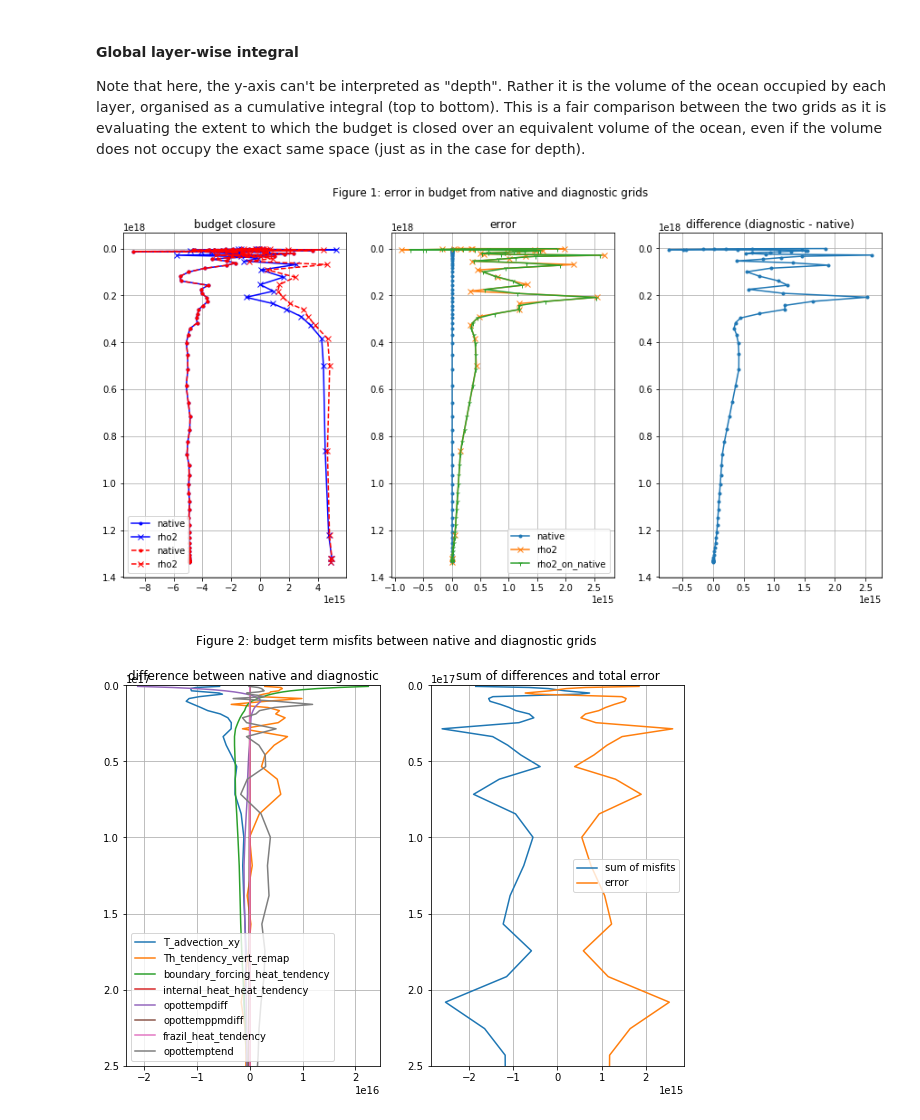
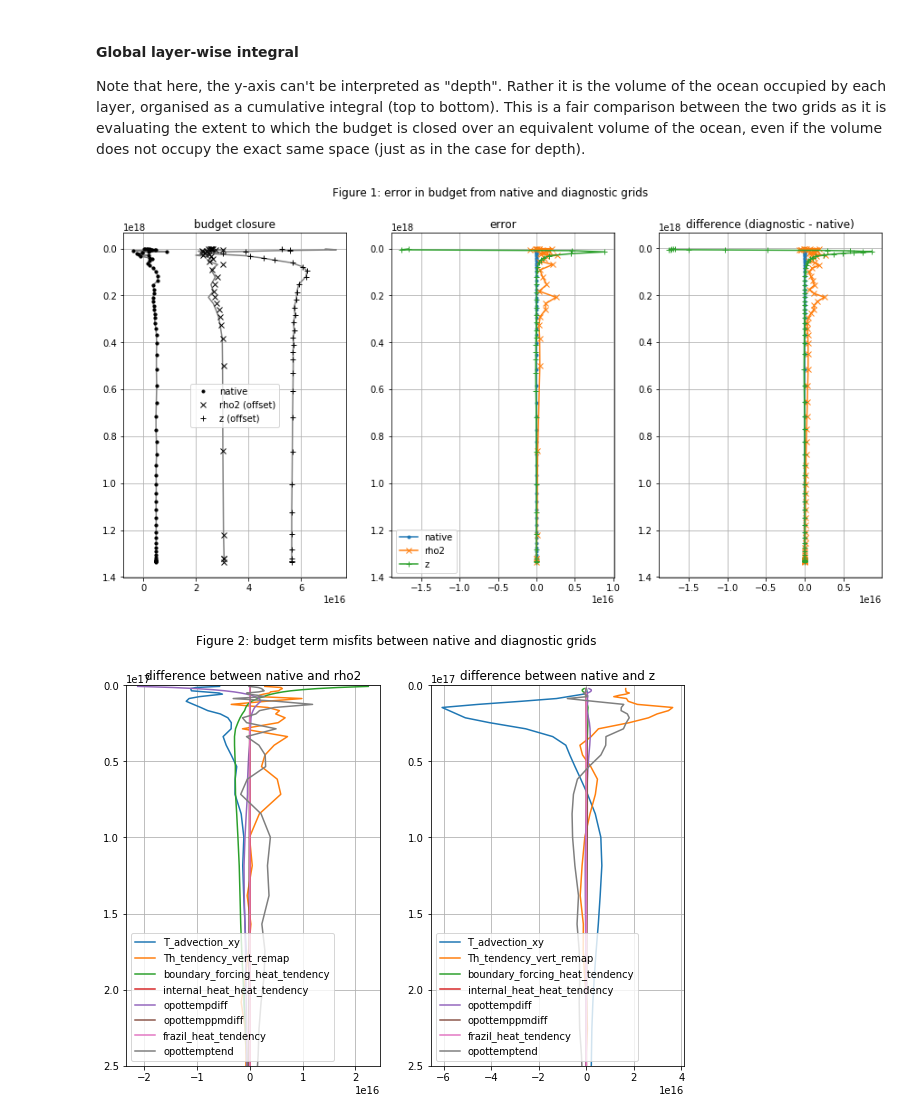
Before and after one commit to gmacgilchrist/wmt_bgc, a Jupyter notebook: calc_budget_tracer_regridded.ipynb, the cells around one changed output. Saved outputs shown, nothing was run; the diff lists cells and outputs as text; code cells hidden in the pictures.

```diff
--- a/calc_budget_tracer_regridded.ipynb
+++ b/calc_budget_tracer_regridded.ipynb
@@ -24,10 +26,16 @@ tendsum_native.name = 'tendsum'
 error_native.name = 'error'
 ds_native = xr.merge([ds_native,tendsum_native,error_native])
 # Diagnostic
+# rho2
 tendsum_rho2,error_rho2 = bc.calc_budget(ds_rho2,terms,tend,vertc='rho2_l',plot=False)
 tendsum_rho2.name = 'tendsum'
 error_rho2.name = 'error'
 ds_rho2 = xr.merge([ds_rho2,tendsum_rho2,error_rho2])
+# z
+tendsum_z,error_z = bc.calc_budget(ds_z,terms,tend,vertc='z_l',plot=False)
+tendsum_z.name = 'tendsum'
+error_z.name = 'error'
+ds_z = xr.merge([ds_z,tendsum_z,error_z])
 # %% [markdown]
 ### Compare budget closure in native and diagnostic grids
 #### What is being plotted?
@@ -47,9 +57,11 @@ integrated = False
 if integrated:
     prof_native = (ds_native*grid.areacello).sum(dim=['xh','yh']).squeeze()
     prof_rho2 = (ds_rho2*grid.areacello).sum(dim=['xh','yh']).squeeze()
+    prof_z = (ds_z*grid.areacello).sum(dim=['xh','yh']).squeeze()
 else:
     prof_native = ds_native.sel(xh=-200,yh=20,method='nearest').squeeze()
     prof_rho2 = ds_rho2.sel(xh=-200,yh=20,method='nearest').squeeze()
+    prof_z = ds_z.sel(xh=-200,yh=20,method='nearest').squeeze()
 # %%
 # Calculate cumulative sums in vertical dimension for all dataset
 prof_intz_native = prof_native.cumsum(dim='zl')
@@ -127,75 +151,88 @@ integrated = True
 if integrated:
     prof_native = (ds_native*grid.areacello).sum(dim=['xh','yh']).squeeze()
     prof_rho2 = (ds_rho2*grid.areacello).sum(dim=['xh','yh']).squeeze()
+    prof_z = (ds_z*grid.areacello).sum(dim=['xh','yh']).squeeze()
 else:
     prof_native = ds_native.sel(xh=-200,yh=20,method='nearest').squeeze()
     prof_rho2 = ds_rho2.sel(xh=-200,yh=20,method='nearest').squeeze()
+    prof_z = ds_z.sel(xh=-200,yh=20,method='nearest').squeeze()
 # %%
 # Calculate cumulative sums in vertical dimension for all dataset
 prof_intz_native = prof_native.cumsum(dim='zl')
 # Keep only non-zero thickness layers in diagnostic grid
 prof_intz_rho2 = prof_rho2.cumsum(dim='rho2_l').where(prof_rho2.thkcello!=0,drop=True)
+prof_intz_z = prof_z.cumsum(dim='z_l').where(~np.isnan(prof_z.thkcello),drop=True)
 # Create a dataset with diagnostic grid interpolated onto native grid
 # Make cumulative thickness the vertical coordinate, then interpolate onto cumulative thickness of native grid
 prof_intz_rho2_on_native = prof_intz_rho2.assign_coords(rho2_l=prof_intz_rho2.thkcello).interp(rho2_l=prof_intz_native.thkcello,method='linear')
+prof_intz_z_on_native = prof_intz_z.assign_coords(z_l=prof_intz_z.thkcello).interp(z_l=prof_intz_native.thkcello,method='linear')
 # %%
 fig, ax = plt.subplots(figsize=(15,7),ncols=3)
 fig.suptitle('Figure 1: error in budget from native and diagnostic grids')
 # Plot the variable from the native grid, from the diagnostic grid,
 # and from the diagnostic grid interpolated onto the native grid
 var='tendsum'
-ax[0].plot(-prof_intz_native[var],prof_intz_native.thkcello,color='b',marker='.',label='native')
-ax[0].plot(prof_intz_rho2[var],prof_intz_rho2.thkcello,color='b',marker='x',label='rho2')
+max_native = np.max(np.fabs(prof_intz_native[var]))
+max_rho2 = np.max(np.fabs(prof_intz_rho2[var]))
+max_z = np.max(np.fabs(prof_intz_z[var]))
+offset = np.max([max_native, max_rho2, max_z])
+ax[0].plot(prof_intz_native[var],prof_intz_native.thkcello,color='gray',marker='.')
+ax[0].plot(prof_intz_rho2[var]+offset,prof_intz_rho2.thkcello,color='gray',marker='')
+ax[0].plot(prof_intz_z[var]+2*offset,prof_intz_z.thkcello,color='gray',marker='')
 
 var=tend
-ax[0].plot(-prof_intz_native[var],prof_intz_native.thkcello,color='r',marker='.',linestyle='--',label='native')
-ax[0].plot(prof_intz_rho2[var],prof_intz_rho2.thkcello,color='r',marker='x',linestyle='--',label='rho2')
+ax[0].plot(prof_intz_native[var],prof_intz_native.thkcello,color='black',marker='.',linestyle='',label='native')
+ax[0].plot(prof_intz_rho2[var]+offset,prof_intz_rho2.thkcello,color='black',marker='x',linestyle='',label='rho2 (offset)')
+ax[0].plot(prof_intz_z[var]+2*offset,prof_intz_z.thkcello,color='black',marker='+',linestyle='',label='z (offset)')
 ax[0].invert_yaxis()
 ax[0].grid()
 ax[0].legend()
 ax[0].set_title('budget closure')
 
 var='error'
 ax[1].plot(prof_intz_native[var],prof_intz_native.thkcello,marker='.',label='native')
 ax[1].plot(prof_intz_rho2[var],prof_intz_rho2.thkcello,marker='x',label='rho2')
-ax[1].plot(prof_intz_rho2_on_native[var],prof_intz_rho2_on_native.thkcello,marker='1',label='rho2_on_native')
+ax[1].plot(prof_intz_z[var],prof_intz_z.thkcello,marker='+',label='z')
+#ax[1].plot(prof_intz_rho2_on_native[var],prof_intz_rho2_on_native.thkcello,marker='1',label='rho2_on_native')
 ax[1].invert_yaxis()
 ax[1].grid()
 ax[1].legend()
 ax[1].set_title(var)
 
-ax[2].plot(prof_intz_rho2_on_native[var].values-prof_intz_native[var].values,prof_intz_native.thkcello,marker='.')
+ax[2].plot(prof_intz_native[var].values-prof_intz_native[var].values,prof_intz_native.thkcello,marker='.')
+ax[2].plot(prof_intz_rho2_on_native[var].values-prof_intz_native[var].values,prof_intz_native.thkcello,marker='x')
+ax[2].plot(prof_intz_z_on_native[var].values-prof_intz_native[var].values,prof_intz_native.thkcello,marker='+')
 ax[2].invert_yaxis()
 ax[2].grid()
 ax[2].set_title('difference (diagnostic - native)');
 # %% [output]
-[figure, old version]
+[figure, new version]
 # %%
 # Determine which terms the difference comes from
-ylim=0.25E18
 fig,ax = plt.subplots(figsize=(10,7),ncols=2)
 fig.suptitle('Figure 2: budget term misfits between native and diagnostic grids')
-diff_tot = np.zeros(shape=prof_intz_native.zl.values.shape)
+diff_tot_rho2 = np.zeros(shape=prof_intz_native.zl.values.shape)
+diff_tot_z = np.zeros(shape=prof_intz_native.zl.values.shape)
 for var in terms+[tend]:
     if var==tend:
         sign = -1
     else:
         sign=1
-    diff = prof_intz_rho2_on_native[var].values-prof_intz_native[var].values
-    ax[0].plot(sign*diff,prof_intz_native.thkcello,label=var)
-    diff_tot += sign*diff
-ax[0].set_ylim([0,ylim])
+    diff_rho2 = prof_intz_rho2_on_native[var].values-prof_intz_native[var].values
+    diff_z = prof_intz_z_on_native[var].values-prof_intz_native[var].values
+    ax[0].plot(sign*diff_rho2,prof_intz_native.thkcello,label=var)
+    ax[1].plot(sign*diff_z,prof_intz_native.thkcello,label=var)
+    diff_tot_rho2 += sign*diff_rho2
+    diff_tot_z += sign*diff_z
+ax[0].set_ylim([0,0.25E18])
 ax[0].invert_yaxis()
 ax[0].grid()
 ax[0].legend(loc='lower left')
-ax[0].set_title('difference between native and diagnostic')
-
-ax[1].plot(diff_tot,prof_intz_native.thkcello,label='sum of misfits')
-ax[1].plot(prof_intz_rho2_on_native['error'],prof_intz_native.thkcello,label='error')
-ax[1].set_ylim([0,ylim])
+ax[0].set_title('difference between native and rho2');
+ax[1].set_ylim([0,0.25E18])
 ax[1].invert_yaxis()
 ax[1].grid()
-ax[1].legend()
-ax[1].set_title('sum of differences and total error');
+ax[1].legend(loc='lower left')
+ax[1].set_title('difference between native and z');
 # %% [output]
-[figure, old version]
+[figure, new version]
```
Also changed, not shown: parts of 7 cells of this notebook, 4 other files.
